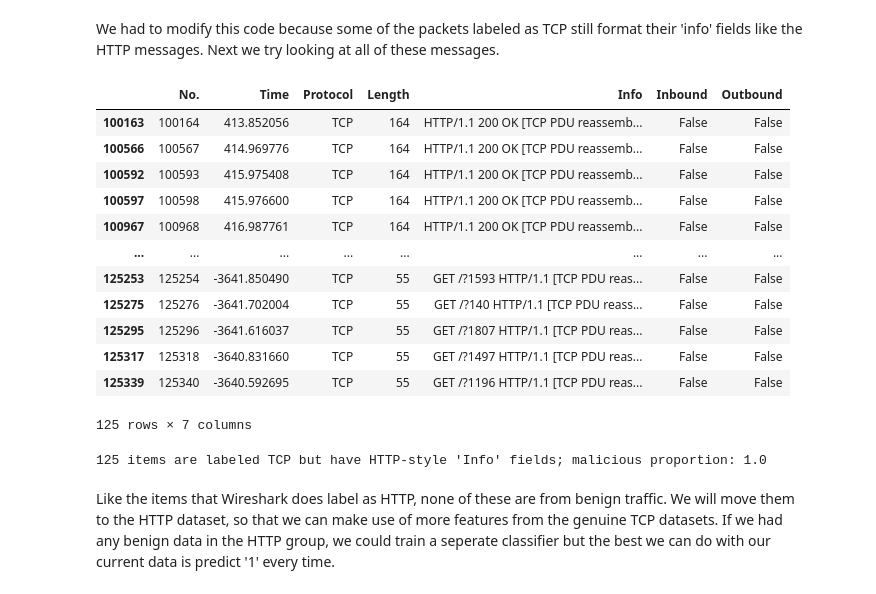
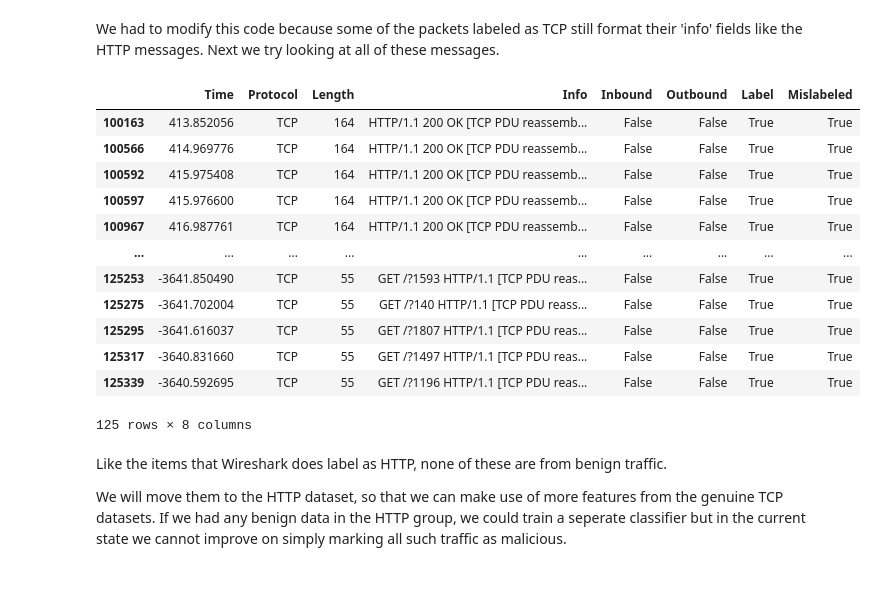
Before and after one commit to anders520/DoS-Classifier, a Jupyter notebook: classifier.ipynb, the cells around one changed output. Drawn from its saved outputs; the diff is of its cells as text; code cells hidden in the pictures.

Commit message:
Reworked HTTP/TCP separation

```diff
--- a/classifier.ipynb
+++ b/classifier.ipynb
@@ -137,13 +140,15 @@ It becomes apparent during further processing that some of the rows Wireshark ca
 # %%
 # Preview a random-ish set of 'info' content for each category
 print('TCP:')
-info = X_tcp['Info'].to_numpy()
+info = df_marked_tcp['Info'].to_numpy()
 for rand_index in np.random.randint(0, len(info), 15):
     print(info[rand_index])
+display(df_marked_tcp)
 
 print('HTTP:')
-info = X_http['Info'].to_numpy()
+info = df_marked_http['Info'].to_numpy()
 for rand_index in np.random.randint(0, len(info), 15):
     print(info[rand_index])
+display(df_marked_http)
 # %% [output]
 TCP:
@@ -222,14 +268,7 @@ def process_info_tcp(info):
             k, v = var, 0
         vars[k] = int(v)
 
-    return (pre_args, source_port, dest_port, mid_args, vars, post_args)
-
-# Preview a random-ish set of 'info' content
-# a = [process_info_tcp(info) for info in X_tcp['Info']]
-
-# print(a[-10:])
-
-# print(process_info(1))
+    return [pre_args, source_port, dest_port, mid_args, vars, post_args]
 # %% [markdown]
 We had to modify this code because some of the packets labeled as TCP still format their 'info' fields like the HTTP messages. Next we try looking at all of these messages.
 # %%
@@ -241,27 +302,33 @@ for i in range(len(X_tcp)):
 # %%
-X_mislabeled = X_tcp.iloc[http_rows_in_Xtcp] # Offset is required to target the right values
-display(X_mislabeled)
+# mislabeled_indices = np.where(df_tcp['Info components'] == None)
+df_marked_tcp['Mislabeled'] = mislabeled
 
-y_mislabeled = y_tcp[http_rows_in_Xtcp]
+df_mislabeled = df_marked_tcp.loc[df_marked_tcp['Mislabeled']]
+display(df_mislabeled)
 
-print(f'{len(http_rows_in_Xtcp)} items are labeled TCP but have HTTP-style \'Info\' fields; \
-malicious proportion: {sum(y_mislabeled) / len(y_mislabeled)}')
+# X_mislabeled = df_tcp.loc[http_rows_in_Xtcp] # Offset is required to target the right values
+# display(X_mislabeled)
+
+# y_mislabeled = y_tcp[http_rows_in_Xtcp]
+
+# print(f'{len(http_rows_in_Xtcp)} items are labeled TCP but have HTTP-style \'Info\' fields; \
+# malicious proportion: {sum(y_mislabeled) / len(y_mislabeled)}')
 # %% [output]
-|  | No. | Time | Protocol | Length | Info | Inbound | Outbound |
-| 100163 | 100164 | 413.852056 | TCP | 164 | HTTP/1.1 200 OK [TCP PDU reassemb... | False | False |
-| 100566 | 100567 | 414.969776 | TCP | 164 | HTTP/1.1 200 OK [TCP PDU reassemb... | False | False |
-| 100592 | 100593 | 415.975408 | TCP | 164 | HTTP/1.1 200 OK [TCP PDU reassemb... | False | False |
-| 100597 | 100598 | 415.976600 | TCP | 164 | HTTP/1.1 200 OK [TCP PDU reassemb... | False | False |
-| 100967 | 100968 | 416.987761 | TCP | 164 | HTTP/1.1 200 OK [TCP PDU reassemb... | False | False |
-| ... | ... | ... | ... | ... | ... | ... | ... |
-| 125253 | 125254 | -3641.850490 | TCP | 55 | GET /?1593 HTTP/1.1 [TCP PDU reas... | False | False |
-| 125275 | 125276 | -3641.702004 | TCP | 55 | GET /?140 HTTP/1.1 [TCP PDU reass... | False | False |
-| 125295 | 125296 | -3641.616037 | TCP | 55 | GET /?1807 HTTP/1.1 [TCP PDU reas... | False | False |
-| 125317 | 125318 | -3640.831660 | TCP | 55 | GET /?1497 HTTP/1.1 [TCP PDU reas... | False | False |
-| 125339 | 125340 | -3640.592695 | TCP | 55 | GET /?1196 HTTP/1.1 [TCP PDU reas... | False | False |
+|  | Time | Protocol | Length | Info | Inbound | Outbound | Label | Mislabeled |
+| 100163 | 413.852056 | TCP | 164 | HTTP/1.1 200 OK [TCP PDU reassemb... | False | False | True | True |
+| 100566 | 414.969776 | TCP | 164 | HTTP/1.1 200 OK [TCP PDU reassemb... | False | False | True | True |
+| 100592 | 415.975408 | TCP | 164 | HTTP/1.1 200 OK [TCP PDU reassemb... | False | False | True | True |
+| 100597 | 415.976600 | TCP | 164 | HTTP/1.1 200 OK [TCP PDU reassemb... | False | False | True | True |
+| 100967 | 416.987761 | TCP | 164 | HTTP/1.1 200 OK [TCP PDU reassemb... | False | False | True | True |
+| ... | ... | ... | ... | ... | ... | ... | ... | ... |
+| 125253 | -3641.850490 | TCP | 55 | GET /?1593 HTTP/1.1 [TCP PDU reas... | False | False | True | True |
+| 125275 | -3641.702004 | TCP | 55 | GET /?140 HTTP/1.1 [TCP PDU reass... | False | False | True | True |
+| 125295 | -3641.616037 | TCP | 55 | GET /?1807 HTTP/1.1 [TCP PDU reas... | False | False | True | True |
+| 125317 | -3640.831660 | TCP | 55 | GET /?1497 HTTP/1.1 [TCP PDU reas... | False | False | True | True |
+| 125339 | -3640.592695 | TCP | 55 | GET /?1196 HTTP/1.1 [TCP PDU reas... | False | False | True | True |
-125 rows × 7 columns
+125 rows × 8 columns
-125 items are labeled TCP but have HTTP-style 'Info' fields; malicious proportion: 1.0
 # %% [markdown]
-Like the items that Wireshark does label as HTTP, none of these are from benign traffic.
-We will move them to the HTTP dataset, so that we can make use of more features from the genuine TCP datasets. If we had any benign data in the HTTP group, we could train a seperate classifier but the best we can do with our current data is predict '1' every time.
+<p>Like the items that Wireshark does label as HTTP, none of these are from benign traffic.</p>
+
+<p>We will move them to the HTTP dataset, so that we can make use of more features from the genuine TCP datasets. If we had any benign data in the HTTP group, we could train a seperate classifier but in the current state we cannot improve on simply marking all such traffic as malicious.</p>
 # %%
```
Also changed, not shown: parts of 19 cells of this notebook.
